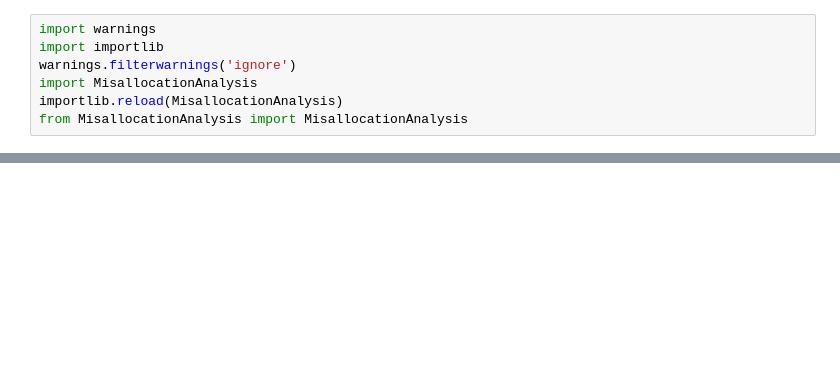
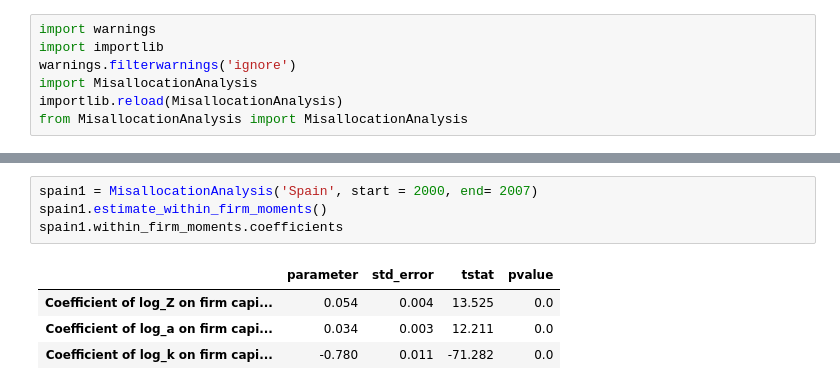
Before and after one commit to CurdinLieberherr/Master-Thesis, a Jupyter notebook: remodel_gopinath.ipynb, the cells around one changed output, grey strips where cells are left out. Saved outputs shown, nothing was run; the diff lists cells and outputs as text; blank space fills up the shorter version.

Commit message:
Within-firm moments capital growth

```diff
--- a/remodel_gopinath.ipynb
+++ b/remodel_gopinath.ipynb
@@ -39,0 +74,9 @@ capmoments = spain.plot_capital_tfp_moments(figsize=(8,4))
+# %%
+spain1 = MisallocationAnalysis('Spain', start = 2000, end= 2007)
+spain1.estimate_within_firm_moments()
+spain1.within_firm_moments.coefficients
+# %% [output]
+|  | parameter | std_error | tstat | pvalue |
+| Coefficient of log_Z on firm capi... | 0.054 | 0.004 | 13.525 | 0.0 |
+| Coefficient of log_a on firm capi... | 0.034 | 0.003 | 12.211 | 0.0 |
+| Coefficient of log_k on firm capi... | -0.780 | 0.011 | -71.282 | 0.0 |
```
Also changed, not shown: parts of 8 cells of this notebook, 3 other files.
